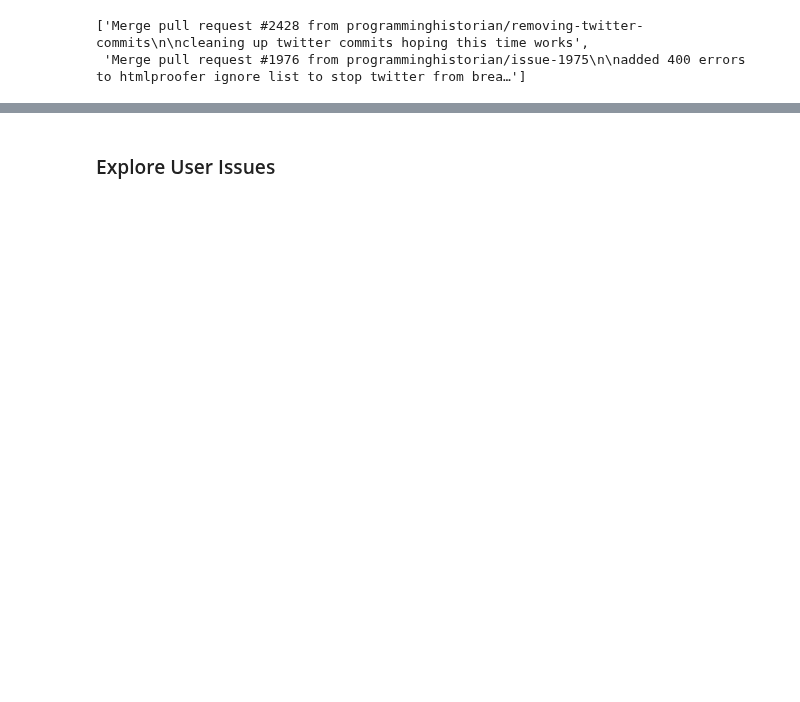
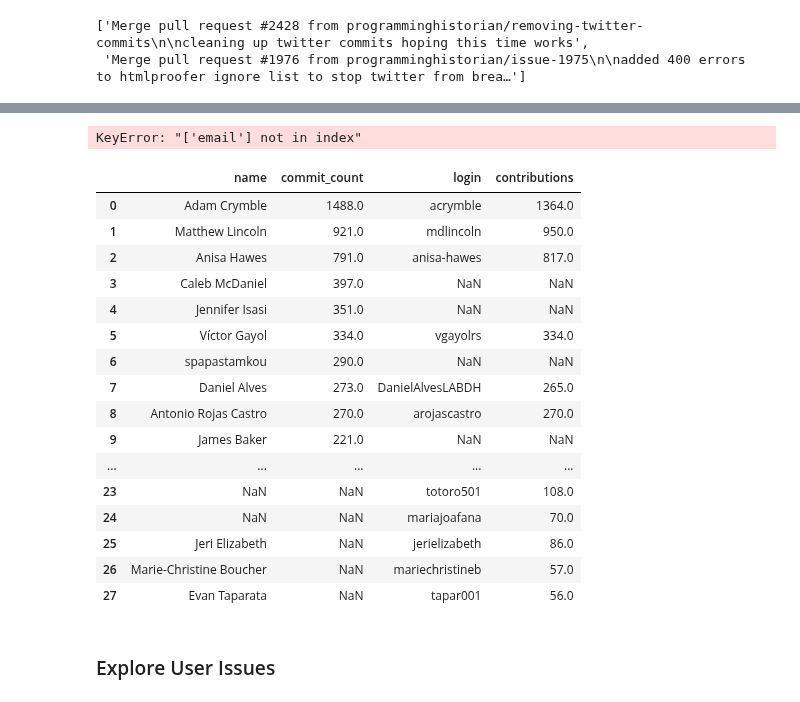
Before and after one commit to CodingDH/searching-for-DH, a Jupyter notebook: data_analysis_notebooks/ExploreUsers.ipynb, the cells around one changed output, grey strips where cells are left out. Cells and saved outputs as stored; diff of their text form; code cells hidden in the pictures; blank space fills up the shorter version.

Commit message:
updated search to include users

```diff
--- a/data_analysis_notebooks/ExploreUsers.ipynb
+++ b/data_analysis_notebooks/ExploreUsers.ipynb
@@ -308,3 +161,33 @@ pd.merge(top_ph_committers, top_ph_contributors, on='login', how='outer')
+# %%
+top_ph_contributors = contributors_df[contributors_df.repo_full_name.str.contains('programminghistorian/jekyll')].sort_values(by='contributions', ascending=False)[['login', 'contributions', 'email']].head(100)
+# %% [output]
+KeyError: "['email'] not in index"
+# %%
+top_ph_committers.columns = ['name', 'commit_count']
+# %%
+contributor_name = user_df[user_df.login.isin(top_ph_contributors['login'])][['login', 'name', 'email']]
+# %%
+top_ph_contributors = pd.merge(top_ph_contributors, contributor_name, on='login')
+# %%
+pd.merge(top_ph_committers, top_ph_contributors, on='name', how='outer')
+# %% [output]
+|  | name | commit_count | login | contributions |
+| 0 | Adam Crymble | 1488.0 | acrymble | 1364.0 |
+| 1 | Matthew Lincoln | 921.0 | mdlincoln | 950.0 |
+| 2 | Anisa Hawes | 791.0 | anisa-hawes | 817.0 |
+| 3 | Caleb McDaniel | 397.0 | NaN | NaN |
+| 4 | Jennifer Isasi | 351.0 | NaN | NaN |
+| 5 | Víctor Gayol | 334.0 | vgayolrs | 334.0 |
+| 6 | spapastamkou | 290.0 | NaN | NaN |
+| 7 | Daniel Alves | 273.0 | DanielAlvesLABDH | 265.0 |
+| 8 | Antonio Rojas Castro | 270.0 | arojascastro | 270.0 |
+| 9 | James Baker | 221.0 | NaN | NaN |
+| ... | ... | ... | ... | ... |
+| 23 | NaN | NaN | totoro501 | 108.0 |
+| 24 | NaN | NaN | mariajoafana | 70.0 |
+| 25 | Jeri Elizabeth | NaN | jerielizabeth | 86.0 |
+| 26 | Marie-Christine Boucher | NaN | mariechristineb | 57.0 |
+| 27 | Evan Taparata | NaN | tapar001 | 56.0 |
 # %% [markdown]
 ### Explore User Issues
 # %%
```
Also changed, not shown: parts of 41 cells of this notebook, 5 other files.
